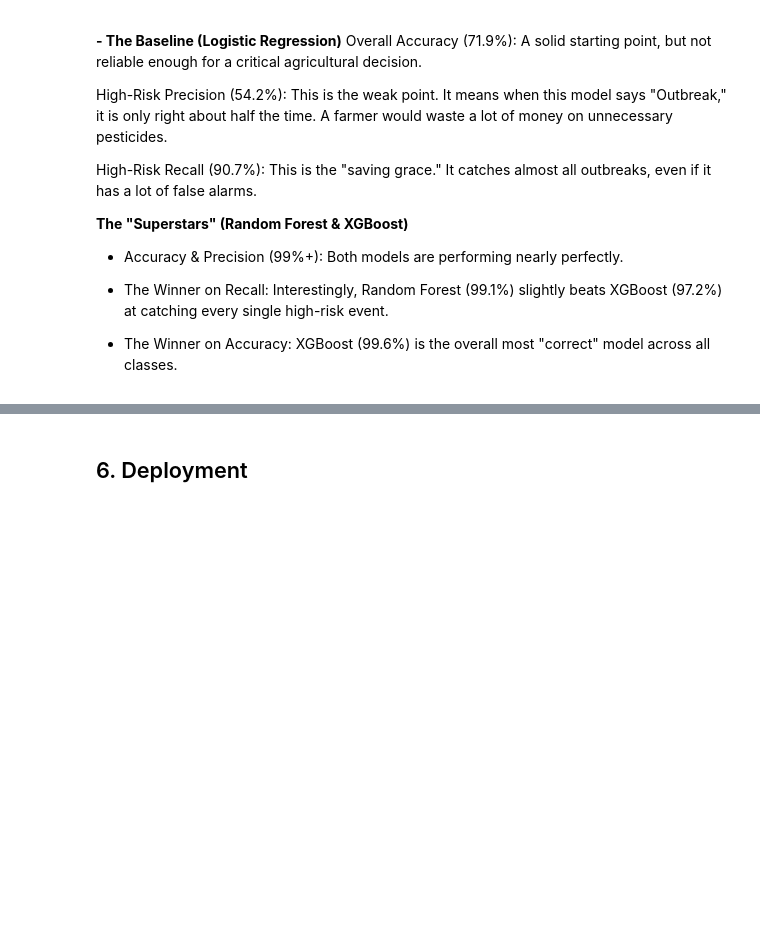
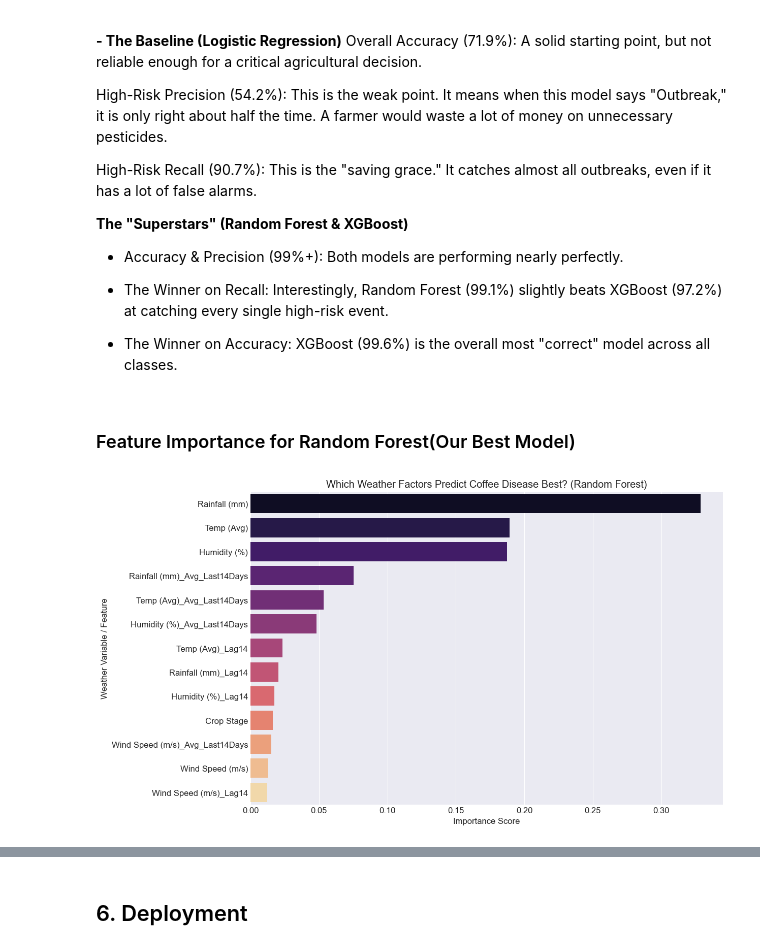
Before and after one commit to junewendy/Grp8_Capstone_Project-, a Jupyter notebook: Predictive_Crop(Coffee)_Disease_Risk_for_Proactive_Farm_Management.ipynb, the cells around one changed output, grey strips where cells are left out. Saved outputs shown, nothing was run; the diff lists cells and outputs as text; code cells hidden in the pictures; blank space fills up the shorter version.

Commit message:
Final Phase 5 Model and Streamlit App deployment

```diff
--- a/Predictive_Crop(Coffee)_Disease_Risk_for_Proactive_Farm_Management.ipynb
+++ b/Predictive_Crop(Coffee)_Disease_Risk_for_Proactive_Farm_Management.ipynb
@@ -731,3 +748,36 @@ High-Risk Recall (90.7%): This is the "saving grace." It catches almost all outb
 - The Winner on Recall: Interestingly, Random Forest (99.1%) slightly beats XGBoost (97.2%) at catching every single high-risk event.
 
 - The Winner on Accuracy: XGBoost (99.6%) is the overall most "correct" model across all classes.
+# %% [markdown]
+### Feature Importance for Random Forest(Our Best Model)
+# %%
+# Feature Importance for Random Forest
+
+# 1. Re-train the Random Forest Pipeline specifically
+rf_pipeline = Pipeline(steps=[
+    ('preprocessor', preprocessor),
+    ('classifier', models["Random Forest"])
+])
+rf_pipeline.fit(X_train, y_train)
+
+# 2. Extract the feature names from the preprocessor
+# We need to know which name belongs to which bar
+ohe_cols = rf_pipeline.named_steps['preprocessor'].transformers_[1][1].get_feature_names_out(categorical_cols)
+all_feature_names = np.concatenate([numeric_cols, ohe_cols])
+
+# 3. Get the importance scores
+importances = rf_pipeline.named_steps['classifier'].feature_importances_
+
+# 4. Create a DataFrame for easy plotting
+feat_importances = pd.DataFrame({'Feature': all_feature_names, 'Importance': importances})
+feat_importances = feat_importances.sort_values(by='Importance', ascending=False)
+
+# 5. Plot
+plt.figure(figsize=(12, 8))
+sns.barplot(x='Importance', y='Feature', data=feat_importances, palette='magma')
+plt.title('Which Weather Factors Predict Coffee Disease Best? (Random Forest)')
+plt.xlabel('Importance Score')
+plt.ylabel('Weather Variable / Feature')
+plt.show()
+# %% [output]
+[figure, added]
```
Also changed, not shown: parts of 12 cells of this notebook, 2 other files.
